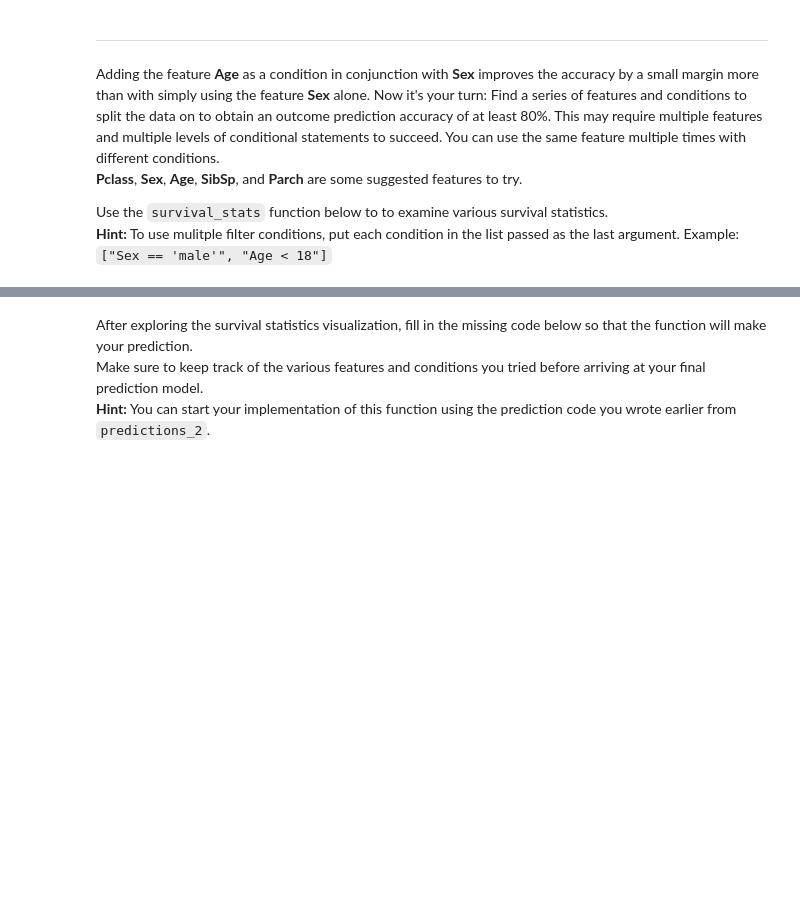
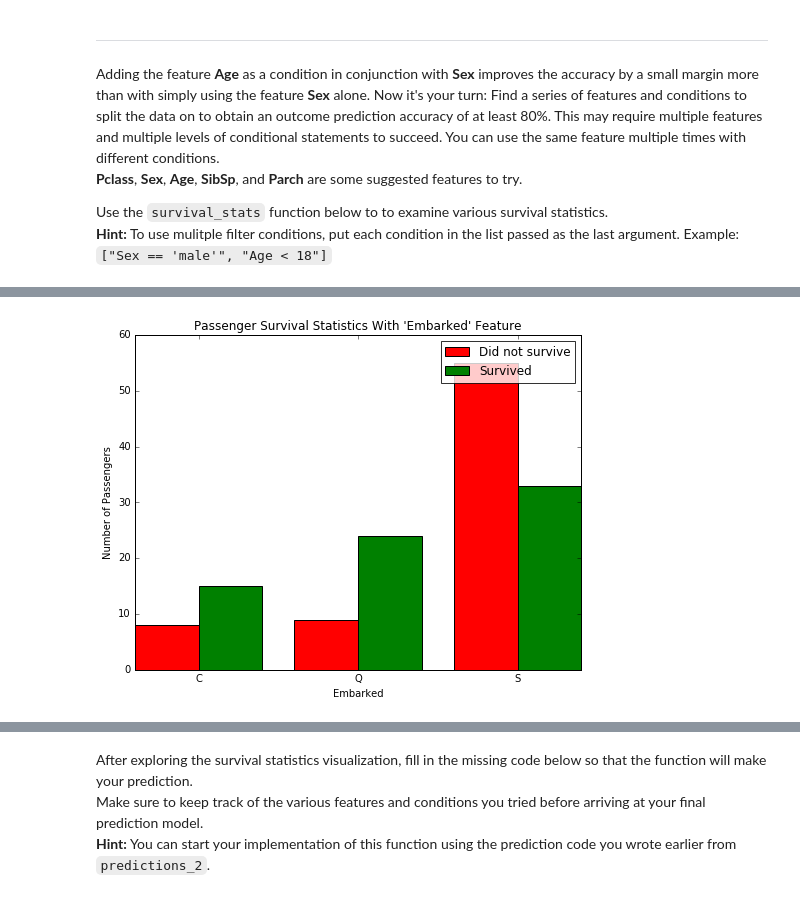
Before and after one commit to apmfifty/machine-learning, a Jupyter notebook: projects/titanic_survival_exploration/titanic_survival_exploration.ipynb, the cells around one changed output, grey strips where cells are left out. Saved outputs shown, nothing was run; the diff lists cells and outputs as text; code cells hidden in the pictures; blank space fills up the shorter version.

```diff
--- a/projects/titanic_survival_exploration/titanic_survival_exploration.ipynb
+++ b/projects/titanic_survival_exploration/titanic_survival_exploration.ipynb
@@ -210,0 +226,6 @@ Use the `survival_stats` function below to to examine various survival statistic
+# %%
+# Research Embarked on Pclass 3 & female
+#Result: S has lower survival rate
+vs.survival_stats(data, outcomes, 'Embarked', [ "Pclass == 3","Sex == 'female'"])
+# %% [output]
+[figure, added]
```
Also changed, not shown: parts of 15 cells of this notebook.
